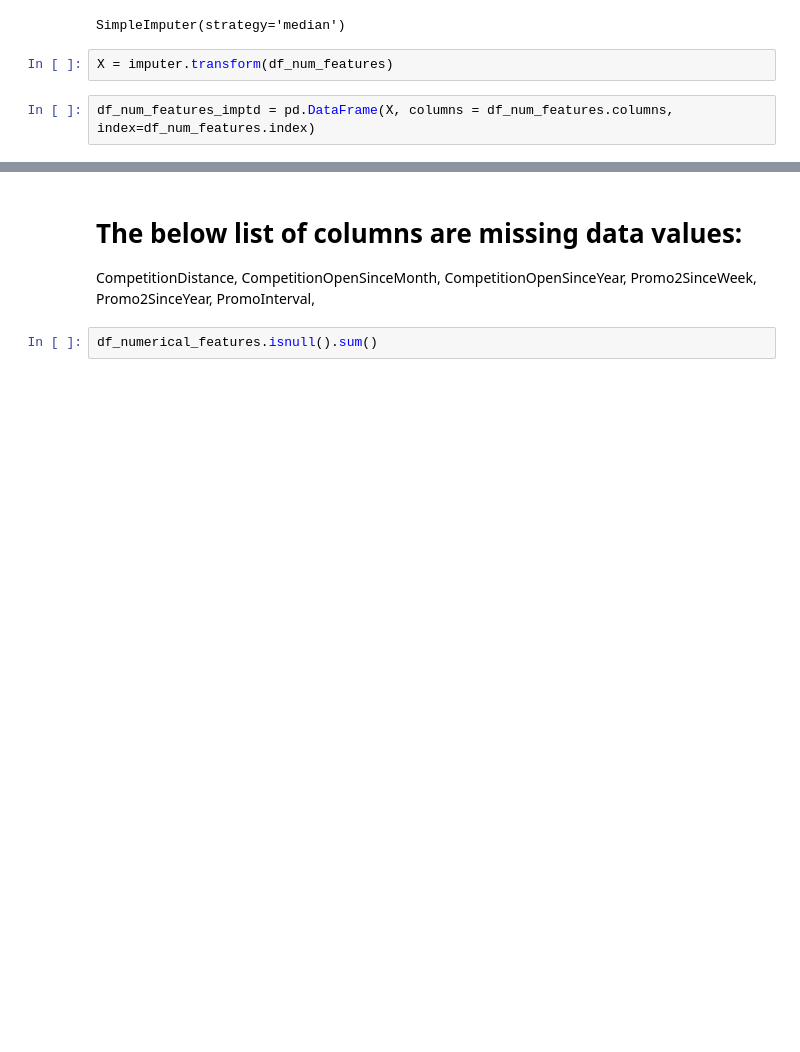
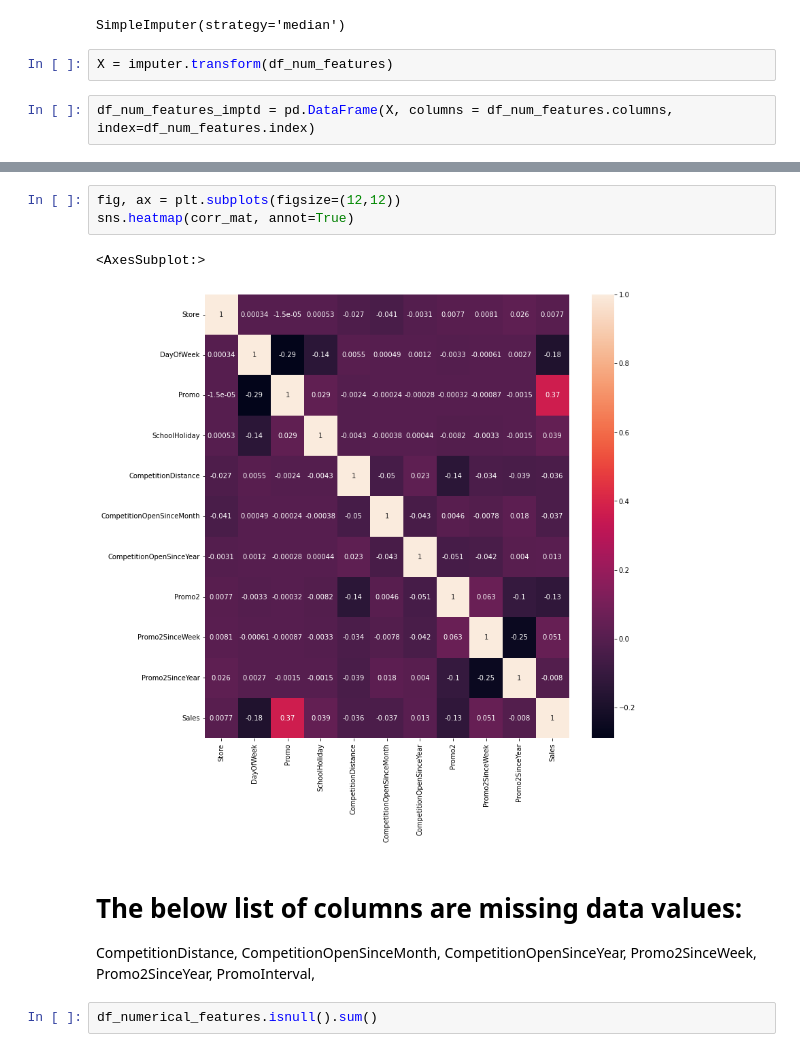
Before and after one commit to mbhoge/ml-model-excercises, a Jupyter notebook: Assignment Supervised Unsupervised Learning/store_sales_regression_model.ipynb, the cells around one changed output, grey strips where cells are left out. Drawn from its saved outputs; the diff is of its cells as text; blank space fills up the shorter version.

```diff
--- a/Assignment Supervised Unsupervised Learning/store_sales_regression_model.ipynb
+++ b/Assignment Supervised Unsupervised Learning/store_sales_regression_model.ipynb
@@ -196,3 +230,9 @@ df_num_features_imptd = pd.DataFrame(X, columns = df_num_features.columns, index
+# %%
+fig, ax = plt.subplots(figsize=(12,12))
+sns.heatmap(corr_mat, annot=True)
+# %% [output]
+<AxesSubplot:>
+[figure, added]
 # %% [markdown]
 # The below list of columns are missing data values:
 CompetitionDistance,
```
Also changed, not shown: parts of 5 cells of this notebook.
